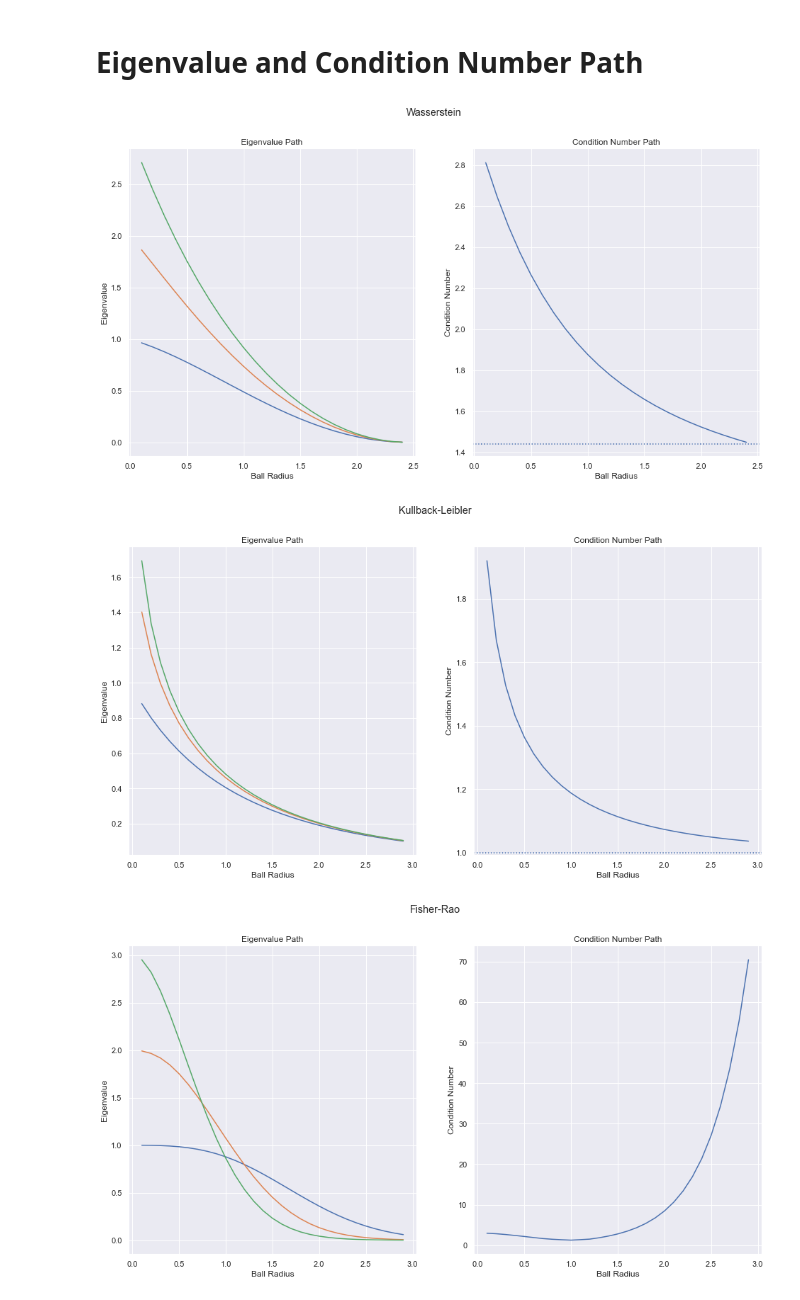
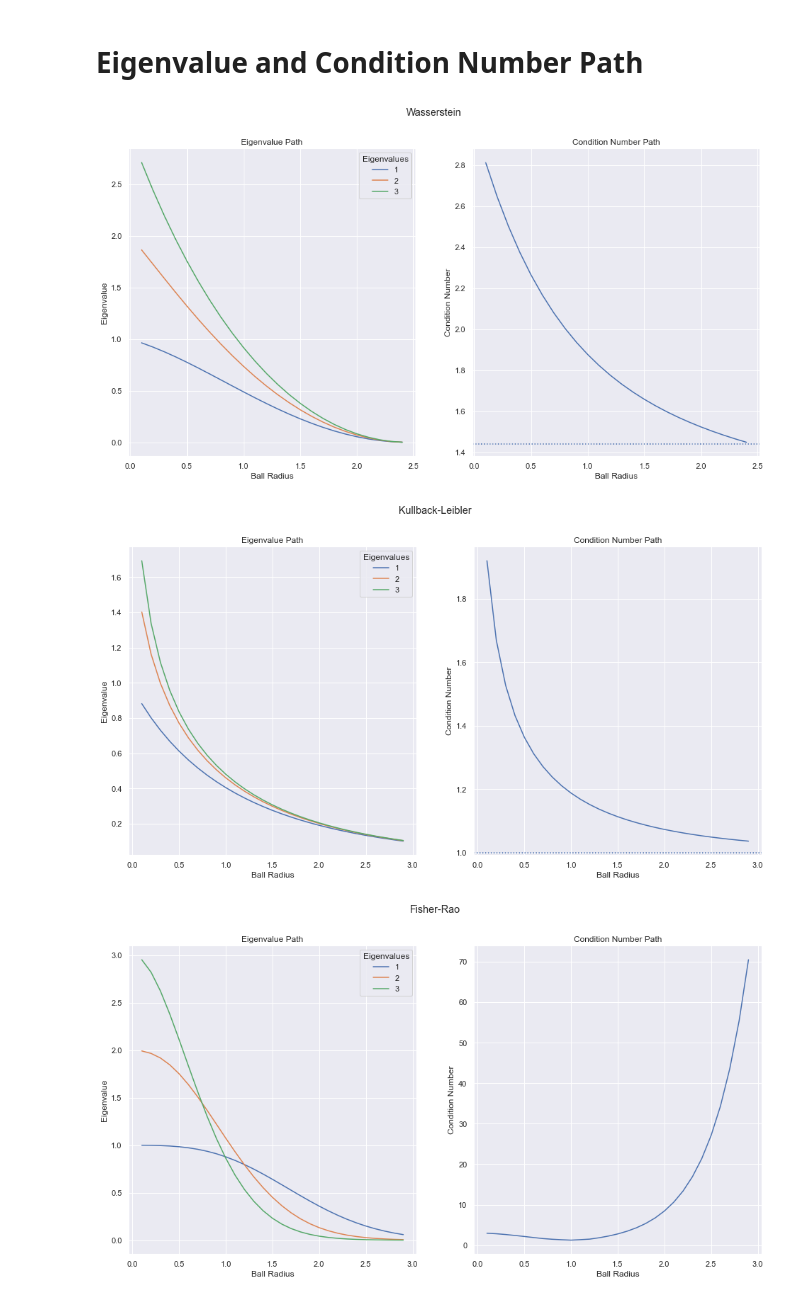
Before and after one commit to yvesrychener/covariance_DRO, a Jupyter notebook: python/Analysis.ipynb, the cells around one changed output. Cells and saved outputs as stored; diff of their text form; code cells hidden in the pictures.

```diff
--- a/python/Analysis.ipynb
+++ b/python/Analysis.ipynb
@@ -41,17 +41,20 @@ def plot_ev_cn_path(eigs, method, epsilons = np.arange(0.1, 3, 0.1)):
 # %%
 eigenvalues, K, axs = plot_ev_cn_path([1,2,3], 'Wasserstein', epsilons = np.arange(0.1, np.sqrt(6), 0.1))
 axs[1].axhline(np.cbrt(3),ls=':')
+axs[0].legend(['1', '2', '3'], title = 'Eigenvalues')
 plt.suptitle('Wasserstein');
 
 eigenvalues, K, axs = plot_ev_cn_path([1,2,3], 'KLdirect', epsilons = np.arange(0.1, 3, 0.1))
 axs[1].axhline(1,ls=':')
+axs[0].legend(['1', '2', '3'], title = 'Eigenvalues')
 plt.suptitle('Kullback-Leibler');
 
 eigenvalues, K, axs = plot_ev_cn_path([1,2,3], 'Fisher-Rao', epsilons = np.arange(0.1, 3, 0.1))
+axs[0].legend(['1', '2', '3'], title = 'Eigenvalues')
 plt.suptitle('Fisher-Rao');
 # %% [output]
-[figure, old version]
+[figure, new version]
-[figure, old version]
+[figure, new version]
-[figure, old version]
+[figure, new version]
 # %%
 eigenvalues, K, axs = plot_ev_cn_path([10,2,3], 'Wasserstein', epsilons = np.arange(0.1, np.sqrt(6), 0.1))
```
Also changed, not shown: parts of 1 cell of this notebook, 4 other files.
